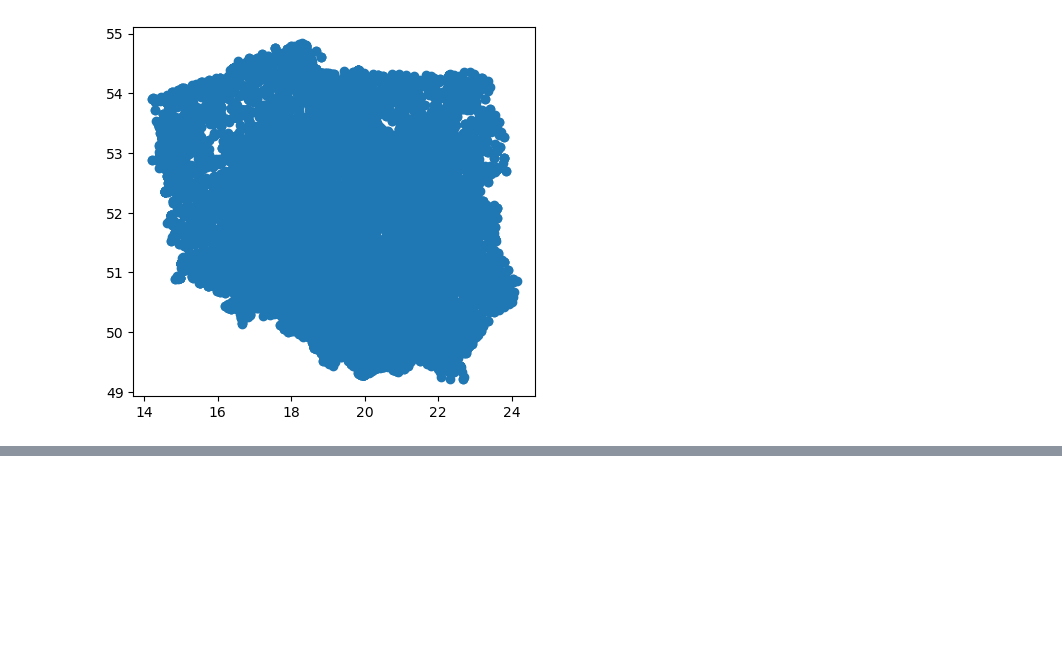
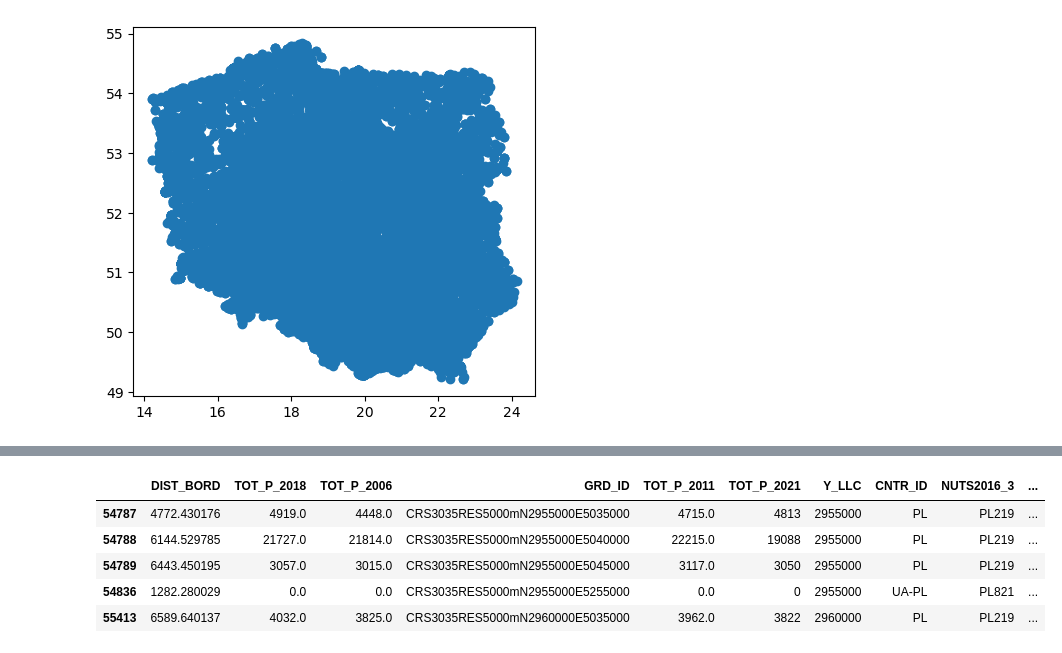
Before and after one commit to Goul4sh/adp_projekt, a Jupyter notebook: Analiza.ipynb, the cells around one changed output, grey strips where cells are left out. Cells and saved outputs as stored; diff of their text form; code cells hidden in the pictures; blank space fills up the shorter version.

```diff
--- a/Analiza.ipynb
+++ b/Analiza.ipynb
@@ -232,0 +254,11 @@ filtered_df.to_file("polska_szkoly.gpkg", layer="polska_szkoly", driver="GPKG")
+# %%
+filtered_ludy = ludnosci[ludnosci['NUTS2021_0'].str.startswith(('pl', 'PL'))]
+# %%
+filtered_ludy.head()
+# %% [output]
+|  | DIST_BORD | TOT_P_2018 | TOT_P_2006 | GRD_ID | TOT_P_2011 | TOT_P_2021 | Y_LLC | CNTR_ID | NUTS2016_3 | ... |
+| 54787 | 4772.430176 | 4919.0 | 4448.0 | CRS3035RES5000mN2955000E5035000 | 4715.0 | 4813 | 2955000 | PL | PL219 | ... |
+| 54788 | 6144.529785 | 21727.0 | 21814.0 | CRS3035RES5000mN2955000E5040000 | 22215.0 | 19088 | 2955000 | PL | PL219 | ... |
+| 54789 | 6443.450195 | 3057.0 | 3015.0 | CRS3035RES5000mN2955000E5045000 | 3117.0 | 3050 | 2955000 | PL | PL219 | ... |
+| 54836 | 1282.280029 | 0.0 | 0.0 | CRS3035RES5000mN2955000E5255000 | 0.0 | 0 | 2955000 | UA-PL | PL821 | ... |
+| 55413 | 6589.640137 | 4032.0 | 3825.0 | CRS3035RES5000mN2960000E5035000 | 3962.0 | 3822 | 2960000 | PL | PL219 | ... |
```
Also changed, not shown: parts of 5 cells of this notebook, 4 other files.
